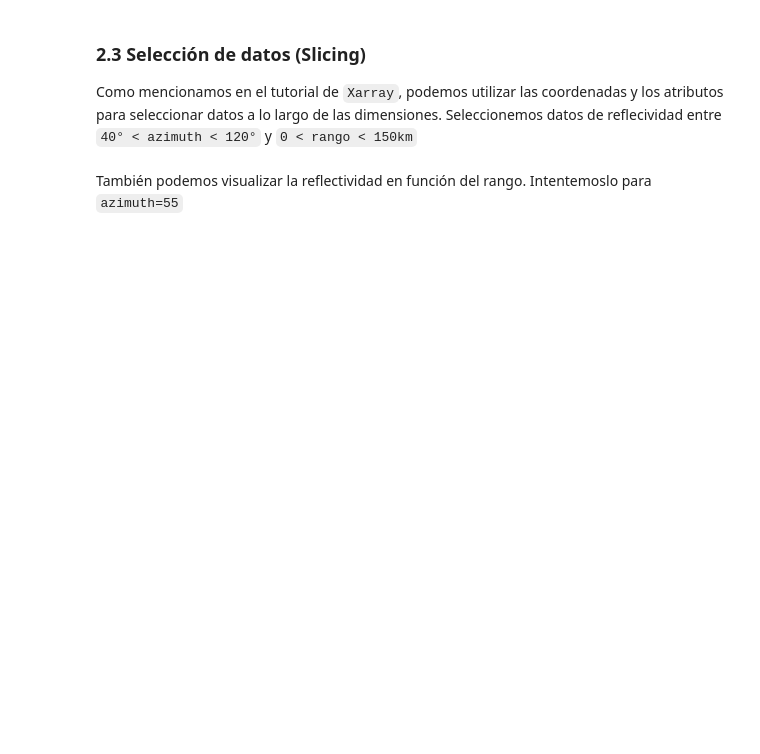
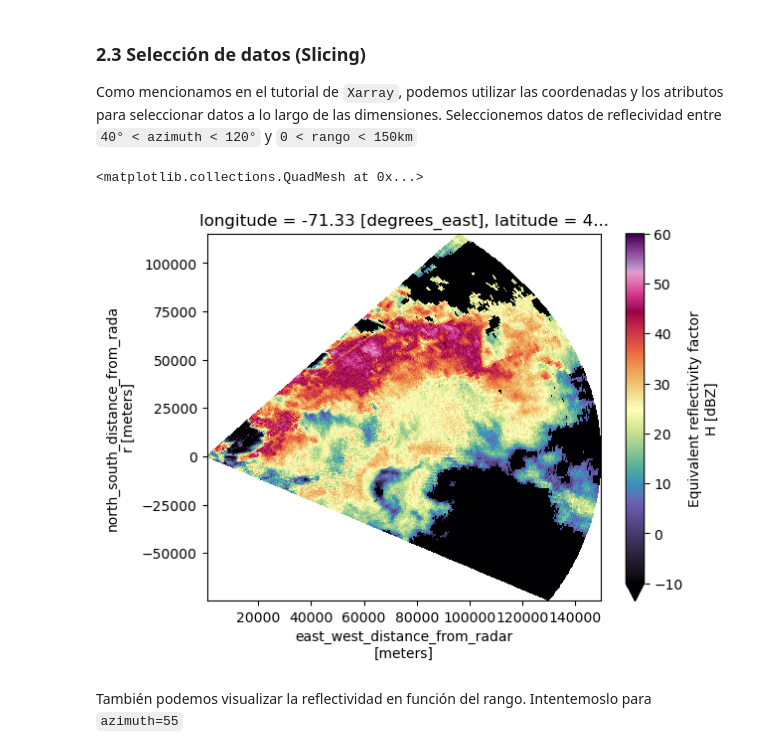
Before and after one commit to ProjectPythia/AtmosCol-2023, a Jupyter notebook: _sources/notebooks/1.fundamentos/PyArt-Xradar.ipynb, the cells around one changed output. Cells and saved outputs as stored; diff of their text form; code cells hidden in the pictures; blank space fills up the shorter version.

```diff
--- a/_sources/notebooks/1.fundamentos/PyArt-Xradar.ipynb
+++ b/_sources/notebooks/1.fundamentos/PyArt-Xradar.ipynb
@@ -165,7 +301,10 @@ radar_xd['sweep_0']['DBZH'].plot(x='x', y='y', cmap='ChaseSpectral', vmin=-10, v
 
 Como mencionamos en el tutorial de `Xarray`, podemos utilizar las coordenadas y los atributos para seleccionar datos a lo largo de las dimensiones. Seleccionemos datos de reflecividad entre  `40° < azimuth < 120°` y `0 < rango < 150km`
 # %%
-radar_xd['sweep_0']['DBZH'].sel(azimuth=slice(40, 120), range=slice(0, 150*1e3)).plot(x='x', y='y', cmap='ChaseSpectral', vmin=-10, vmax=60)
+radar_xd['sweep_0']['DBZH'].sel(azimuth=slice(40, 120), range=slice(0, 150*1e3)).plot(x='x', y='y', cmap='pyart_ChaseSpectral', vmin=-10, vmax=60)
+# %% [output]
+<matplotlib.collections.QuadMesh at 0x...>
+[figure, added]
 # %% [markdown]
 También podemos visualizar la reflectividad en función del rango. Intentemoslo para `azimuth=55`
 # %%
```
Also changed, not shown: parts of 28 cells of this notebook, 10 other files.
